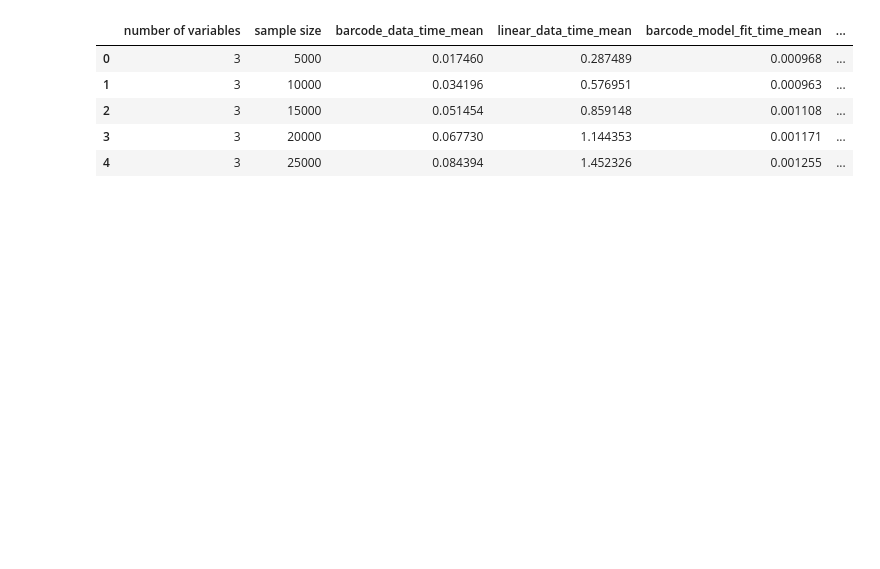
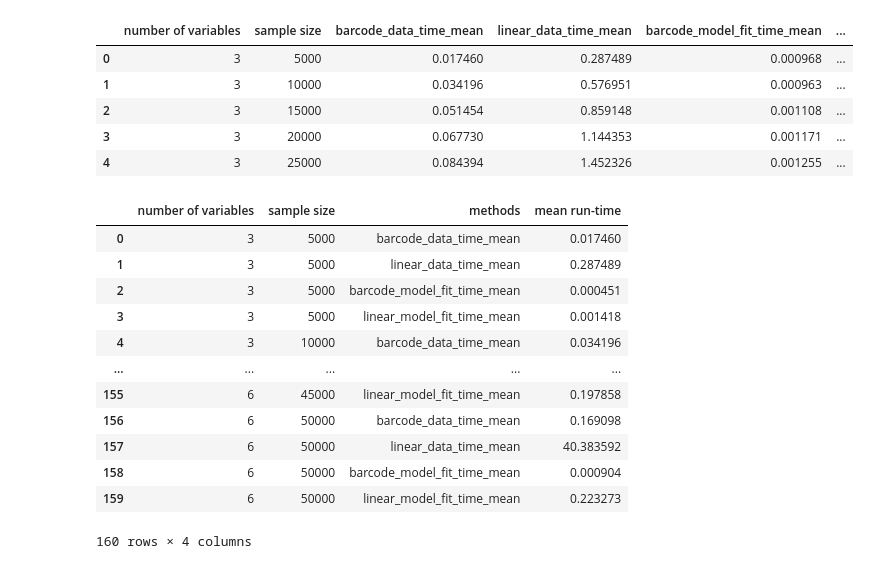
Before and after one commit to leeparkuky/barcode, a Jupyter notebook: chapter_1_simulation/memory.ipynb, the cells around one changed output. Cells and saved outputs as stored; diff of their text form; code cells hidden in the pictures; blank space fills up the shorter version.

```diff
--- a/chapter_1_simulation/memory.ipynb
+++ b/chapter_1_simulation/memory.ipynb
@@ -152,0 +173,16 @@ df.to_csv('chapter_1_simulation_result.csv', index = False)
+# %%
+df
+# %% [output]
+|  | number of variables | sample size | methods | mean run-time |
+| 0 | 3 | 5000 | barcode_data_time_mean | 0.017460 |
+| 1 | 3 | 5000 | linear_data_time_mean | 0.287489 |
+| 2 | 3 | 5000 | barcode_model_fit_time_mean | 0.000451 |
+| 3 | 3 | 5000 | linear_model_fit_time_mean | 0.001418 |
+| 4 | 3 | 10000 | barcode_data_time_mean | 0.034196 |
+| ... | ... | ... | ... | ... |
+| 155 | 6 | 45000 | linear_model_fit_time_mean | 0.197858 |
+| 156 | 6 | 50000 | barcode_data_time_mean | 0.169098 |
+| 157 | 6 | 50000 | linear_data_time_mean | 40.383592 |
+| 158 | 6 | 50000 | barcode_model_fit_time_mean | 0.000904 |
+| 159 | 6 | 50000 | linear_model_fit_time_mean | 0.223273 |
+160 rows × 4 columns
```
Also changed, not shown: parts of 8 cells of this notebook, 1 other file.
